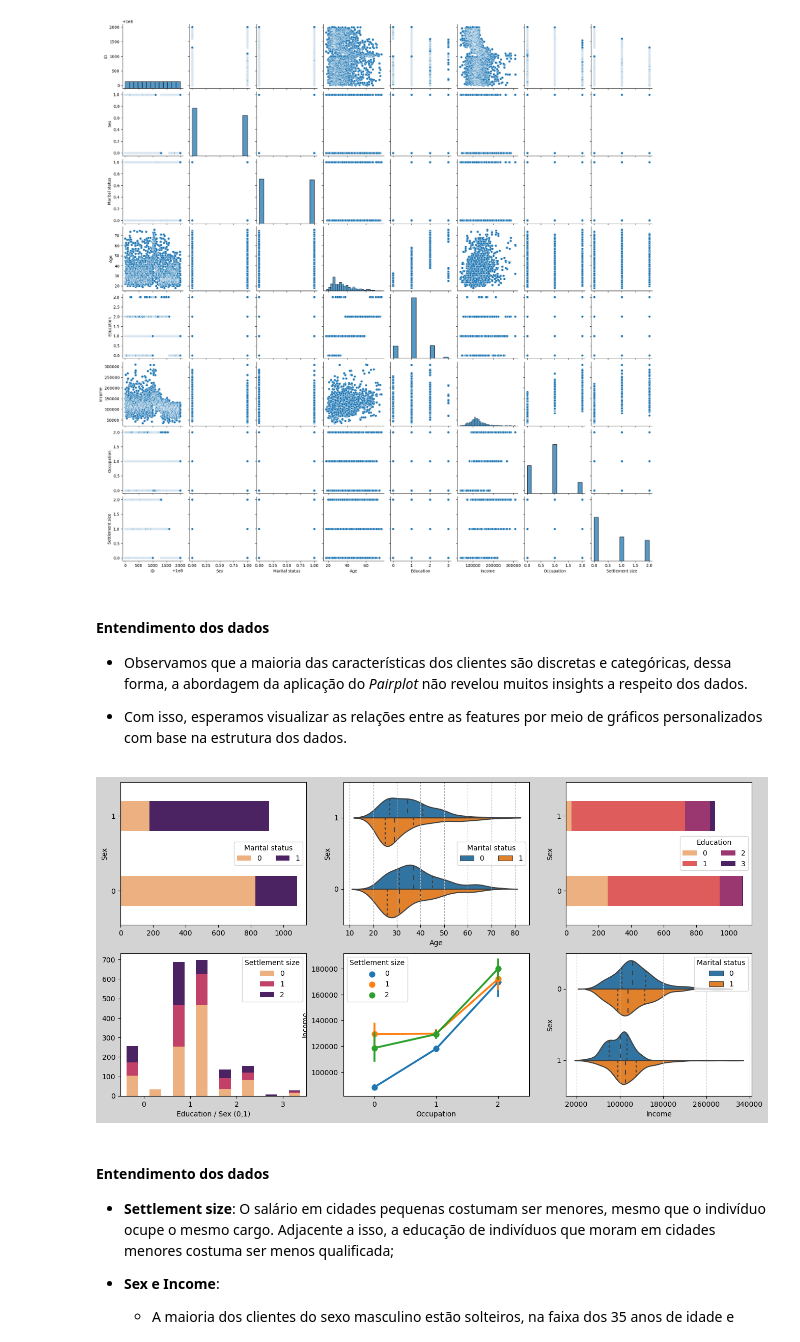
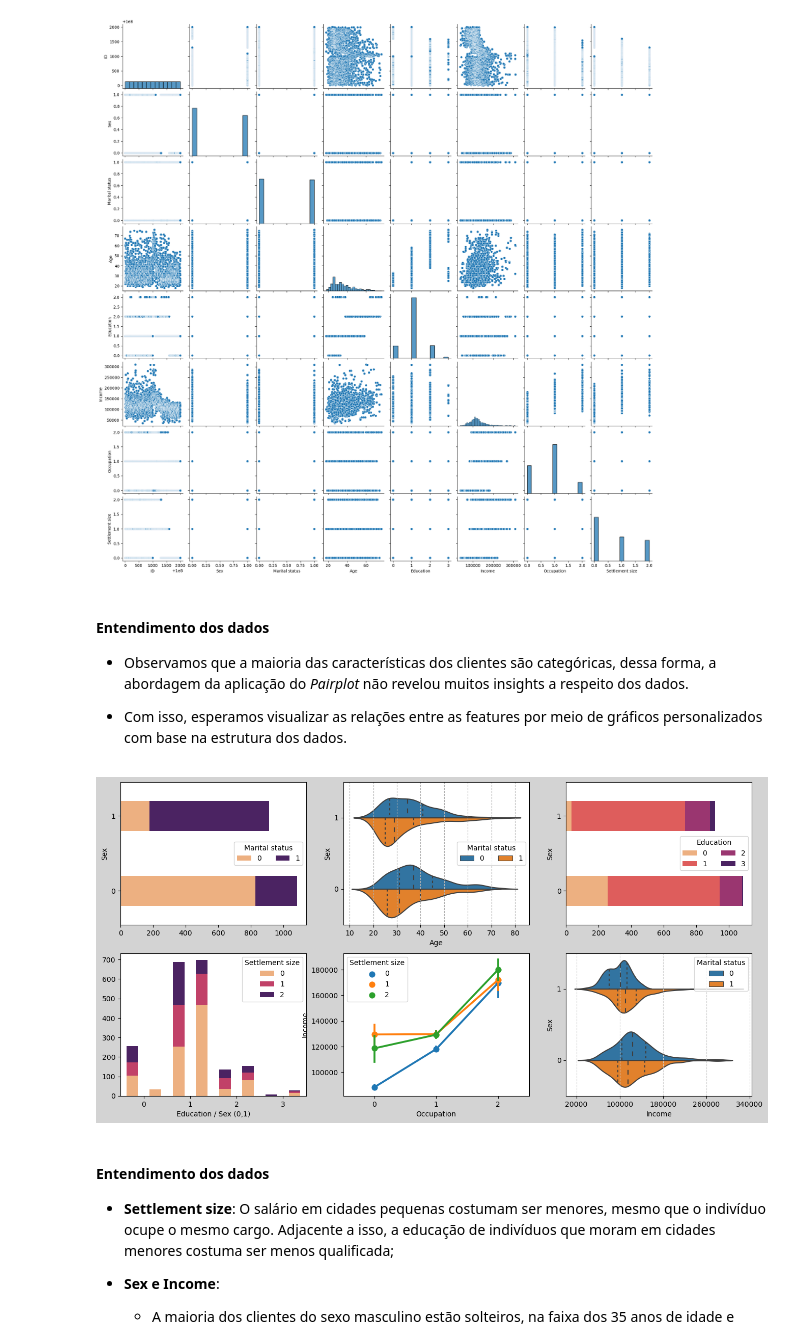
Before and after one commit to Edmurcn/Customer-Clustering, a Jupyter notebook: notebooks/1.business_data_understanding.ipynb, the cells around one changed output. Drawn from its saved outputs; the diff is of its cells as text; code cells hidden in the pictures.

```diff
--- a/notebooks/1.business_data_understanding.ipynb
+++ b/notebooks/1.business_data_understanding.ipynb
@@ -119,7 +119,7 @@ plt.show()
 # %% [markdown]
 #### Entendimento dos dados
 
-- Observamos que a maioria das características dos clientes são discretas e categóricas, dessa forma, a abordagem da aplicação do *Pairplot* não revelou muitos insights a respeito dos dados.
+- Observamos que a maioria das características dos clientes são categóricas, dessa forma, a abordagem da aplicação do *Pairplot* não revelou muitos insights a respeito dos dados.
 
 - Com isso, esperamos visualizar as relações entre as features por meio de gráficos personalizados com base na estrutura dos dados.
 # %%
@@ -138,36 +138,36 @@ axs[0,0].legend(loc="center right", ncol=2, title="Marital status")
 
 
 sns.violinplot(ax=axs[0,1], data=df, y='Sex', x="Age", orient="h", hue="Marital status", split=True, inner="quart", order=[1,0])
 axs[0,1].legend(loc="center right", title="Marital status", ncol=2)
 axs[0,1].xaxis.grid(True, linestyle="--")
 
 #Sex x Education
 
 sex_education = df.groupby(["Sex", "Education"]).size().unstack(fill_value=0)
 sex_education.plot(kind="barh", stacked=True, ax=axs[0,2], colormap=palette, width=0.4)
 axs[0,2].legend(loc="center right", title="Education", ncol=2)
 
 #Sex x Education x Settlement size
 
 s_e_s = df.groupby(["Education", "Sex", "Settlement size"]).size().unstack(fill_value=0)
 s_e_s.plot(kind="bar", stacked=True, ax=axs[1,0], colormap=palette)
 axs[1,0].set_xticks([0.5, 2.5, 4.5, 6.5], labels=[0,1,2,3], rotation=0)
 axs[1,0].set_xlabel("Education / Sex (0,1)")
 
 #Occupation x Settlement size x Income
 
 sns.pointplot(data=df, x="Occupation", y="Income", hue="Settlement size", ax=axs[1,1])
 axs[1,1].set_ylabel("Income")
 
-#Income x Marital status
+#Sex x Income x Marital status
 
-sns.violinplot(df, y="Sex", x ="Income", hue="Marital status", orient="h", ax=axs[1,2], inner="quarter", split=True)
+sns.violinplot(df, y="Sex", x ="Income", hue="Marital status", orient="h", ax=axs[1,2], inner="quarter", split=True, order=[1,0])
 axs[1,2].set_xticks([20000, 100000, 180000, 260000, 340000])
 axs[1,2].xaxis.grid(True, linestyle="--", color="lightgray")
 
 plt.show()
 # %% [output]
-[figure, old version]
+[figure, new version]
 # %% [markdown]
 #### Entendimento dos dados
 
```
Also changed, not shown: parts of 1 cell of this notebook, 3 other files.
